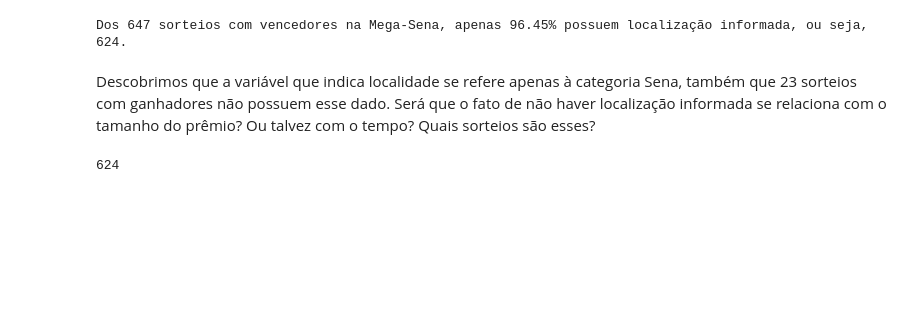
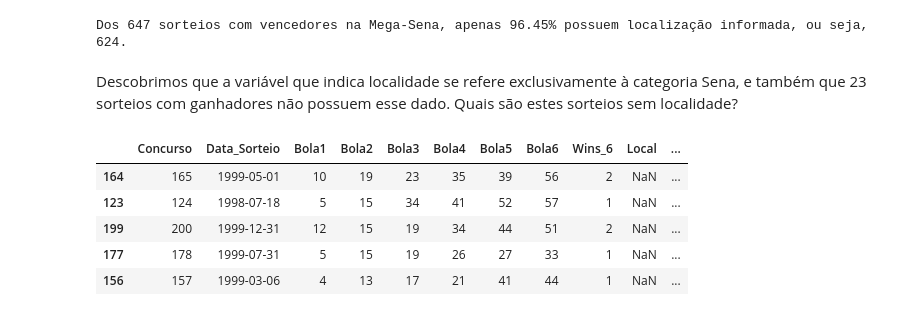
Before and after one commit to zf0rest/megasena_science, a Jupyter notebook: notebooks/analise.ipynb, the cells around one changed output. Cells and saved outputs as stored; diff of their text form; code cells hidden in the pictures; blank space fills up the shorter version.

```diff
--- a/notebooks/analise.ipynb
+++ b/notebooks/analise.ipynb
@@ -264,7 +266,16 @@ print(f'Dos {vencedores_sena} sorteios com vencedores na Mega-Sena, apenas \
 # %% [output]
 Dos 647 sorteios com vencedores na Mega-Sena, apenas 96.45% possuem localização informada, ou seja, 624.
 # %% [markdown]
-Descobrimos que a variável que indica localidade se refere apenas à categoria Sena, também que 23 sorteios com ganhadores não possuem esse dado. Será que o fato de não haver localização informada se relaciona com o tamanho do prêmio? Ou talvez com o tempo? Quais sorteios são esses?
+Descobrimos que a variável que indica localidade se refere exclusivamente à categoria Sena, e também que 23 sorteios com ganhadores não possuem esse dado. Quais são estes sorteios sem localidade?
 # %%
+sena_sem_local = df[(df.get('Local').isnull()) & (df.get('Wins_6') !=0)]
+sena_sem_local.sample(5)
+
+#como são 23 linhas, prefiro omitir o plot para manter o tamanho controlado, mas fique à vontade para tentar sem o "sample" e ver o que eu vi.
 # %% [output]
-624
+|  | Concurso | Data_Sorteio | Bola1 | Bola2 | Bola3 | Bola4 | Bola5 | Bola6 | Wins_6 | Local | ... |
+| 164 | 165 | 1999-05-01 | 10 | 19 | 23 | 35 | 39 | 56 | 2 | NaN | ... |
+| 123 | 124 | 1998-07-18 | 5 | 15 | 34 | 41 | 52 | 57 | 1 | NaN | ... |
+| 199 | 200 | 1999-12-31 | 12 | 15 | 19 | 34 | 44 | 51 | 2 | NaN | ... |
+| 177 | 178 | 1999-07-31 | 5 | 15 | 19 | 26 | 27 | 33 | 1 | NaN | ... |
+| 156 | 157 | 1999-03-06 | 4 | 13 | 17 | 21 | 41 | 44 | 1 | NaN | ... |
```
Also changed, not shown: parts of 7 cells of this notebook.
